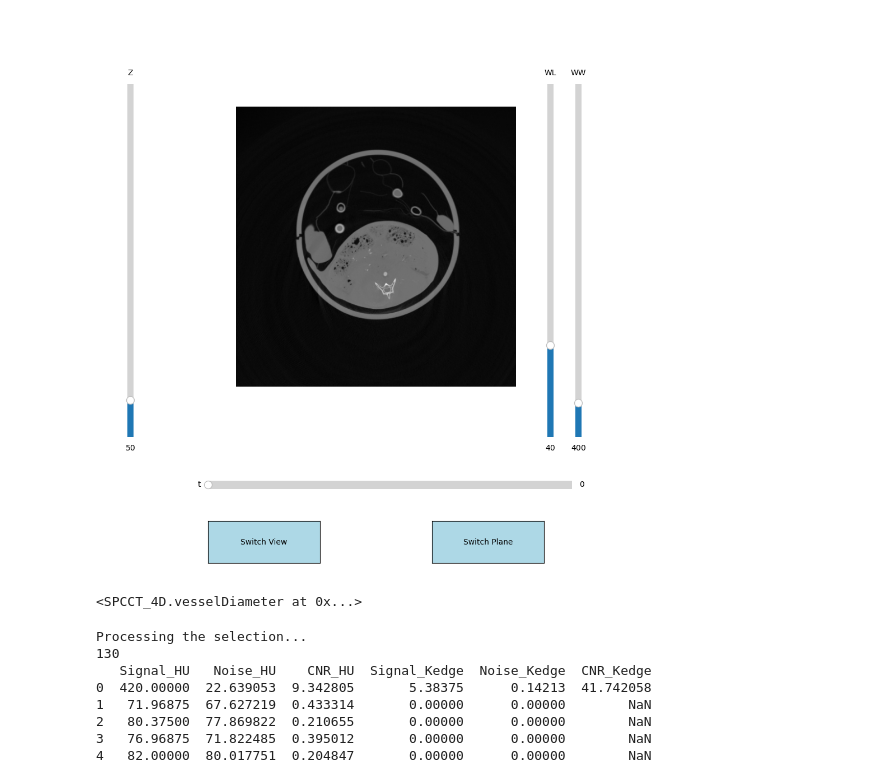
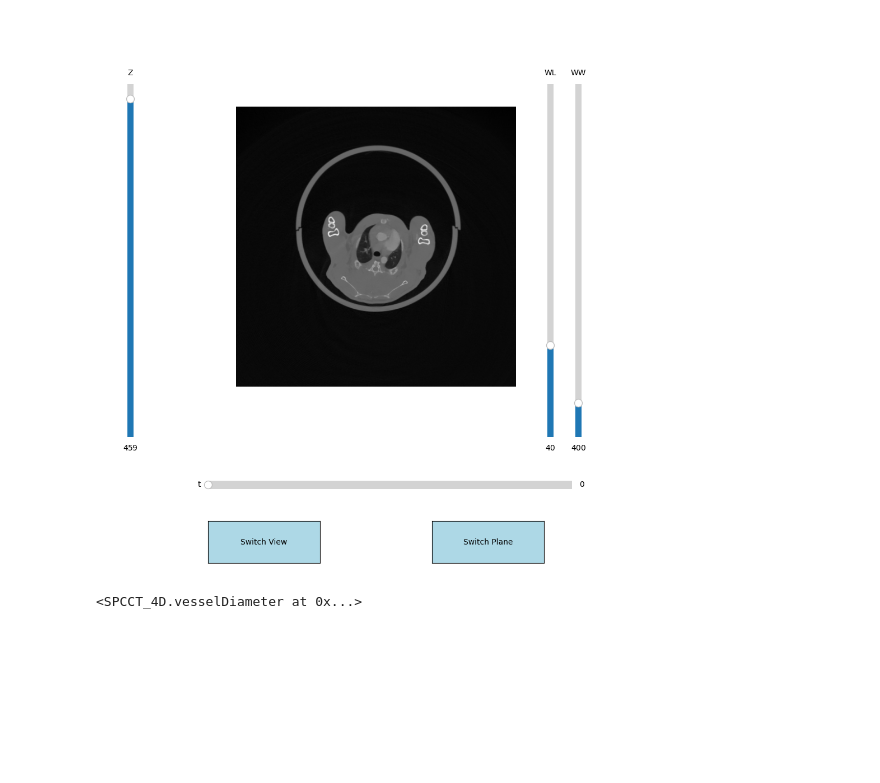
Before and after one commit to dandycodingpipe/pyKOLOR, a Jupyter notebook: notebook.ipynb, the cells around one changed output. Saved outputs shown, nothing was run; the diff lists cells and outputs as text; code cells hidden in the pictures; blank space fills up the shorter version.

```diff
--- a/notebook.ipynb
+++ b/notebook.ipynb
@@ -1,11 +1,22 @@
 # %%
 from SPCCT_4D import Sample, Timepoint, Viewer, vesselDiameter
 # Calling the bunny army
-s1 = Sample(1)
-s2 = Sample(2)
-s3 = Sample(3)
-s4 = Sample(4)
-s6 = Sample(6)
-s9 = Sample(9)
+#s1 = Sample(1)
+#s2 = Sample(2)
+#s3 = Sample(3)
+#s4 = Sample(4)
+#s6 = Sample(6)
+
+
+d1 = Sample("dotarem1")
+d2 = Sample("dotarem2")
+d3 = Sample("dotarem3")
+d4 = Sample("dotarem4")
+d5 = Sample("dotarem5")
+d6 = Sample("dotarem6")
+
+
+
+#s9 = Sample(9)
 # %% [output]
 Available directories:
@@ -31,17 +72,12 @@ viewS4 = Viewer(s3)
 # %%
 from SPCCT_4D import vesselDiameter
 %matplotlib widget
-samp = s3
-vesselDiameter(samp, "Masks\\IRA_s3_159.npy")
+samp = s1
+#vesselDiameter(samp, "Masks\\IVC_s4_292_t1.npy")
+vesselDiameter(samp, "Masks\\SAA_s1_459.npy")
+
+
 #vesselDiameter(samp, None)
 # %% [output]
-[figure, old version]
+[figure, new version]
 <SPCCT_4D.vesselDiameter at 0x...>
-Processing the selection...
-130
-   Signal_HU   Noise_HU    CNR_HU  Signal_Kedge  Noise_Kedge  CNR_Kedge
-0  420.00000  22.639053  9.342805       5.38375      0.14213  41.742058
-1   71.96875  67.627219  0.433314       0.00000      0.00000        NaN
-2   80.37500  77.869822  0.210655       0.00000      0.00000        NaN
-3   76.96875  71.822485  0.395012       0.00000      0.00000        NaN
-4   82.00000  80.017751  0.204847       0.00000      0.00000        NaN
```
Also changed, not shown: parts of 5 cells of this notebook, 13 other files.
